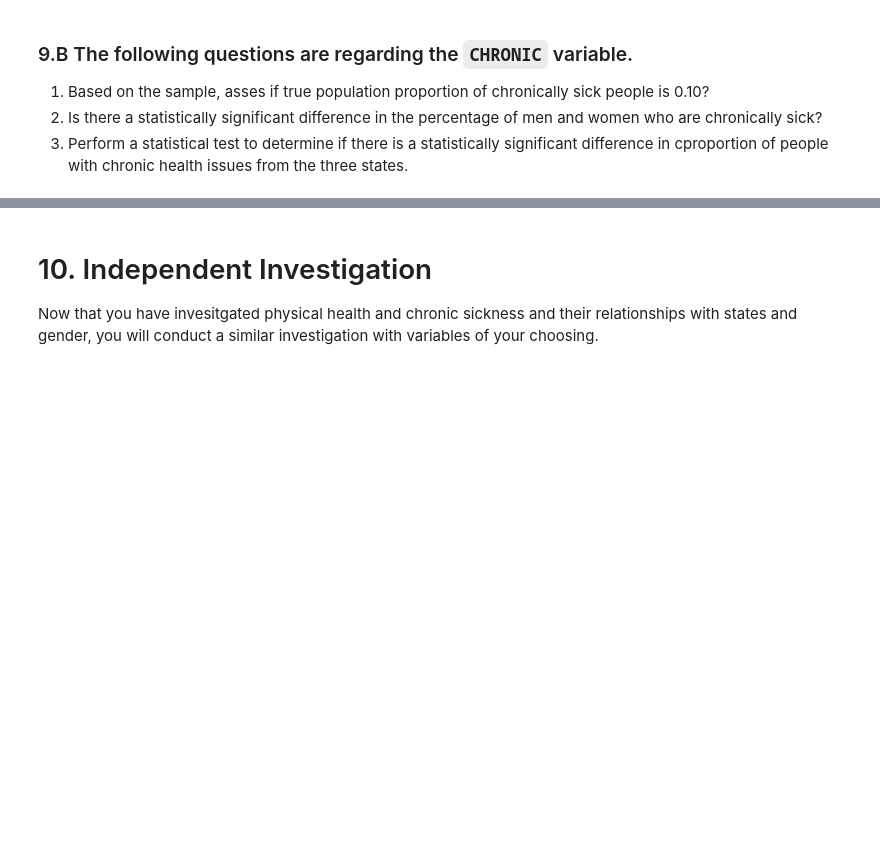
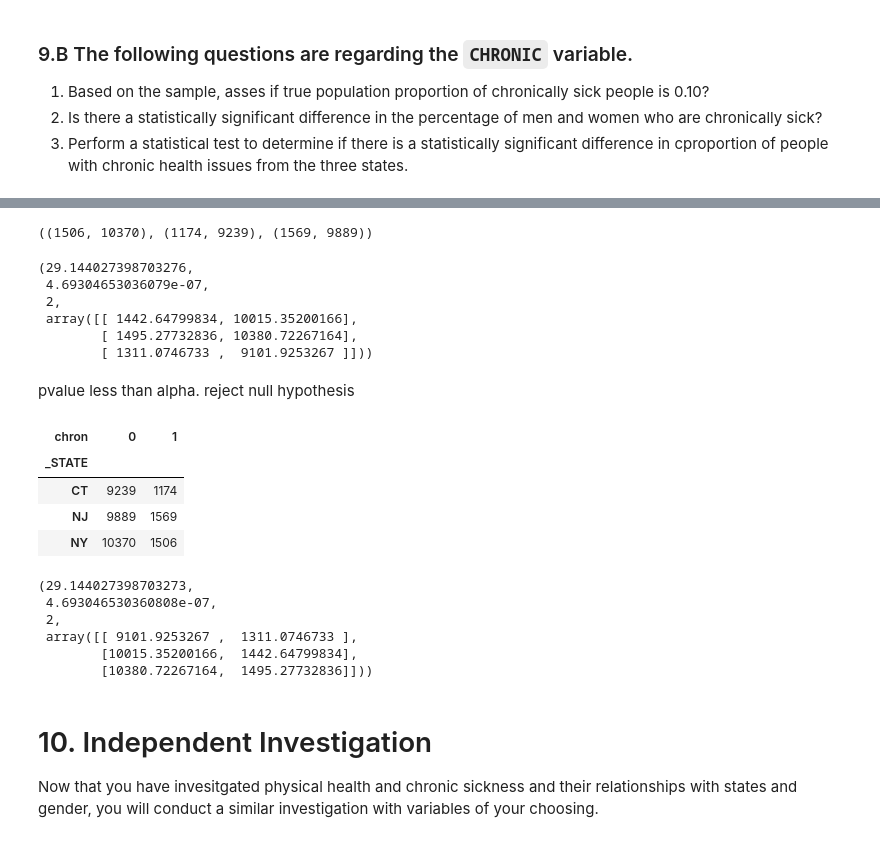
Before and after one commit to jasonarikupurathu/ds-east-042621-lectures, a Jupyter notebook: Phase_2/STATS_case_study/Statistical_Tests_Applied.ipynb, the cells around one changed output, grey strips where cells are left out. Drawn from its saved outputs; the diff is of its cells as text; code cells hidden in the pictures; blank space fills up the shorter version.

```diff
--- a/Phase_2/STATS_case_study/Statistical_Tests_Applied.ipynb
+++ b/Phase_2/STATS_case_study/Statistical_Tests_Applied.ipynb
@@ -589,0 +773,6 @@ ___
+# %%
+((sum(ny_df), ny_df.size-sum(ny_df)),
+(sum(ct_df), ct_df.size-sum(ct_df)),
+(sum(nj_df), nj_df.size-sum(nj_df)))
+# %% [output]
+((1506, 10370), (1174, 9239), (1569, 9889))
@@ -590,3 +785,33 @@ ___
+# %%
+results = stats.contingency.chi2_contingency(contigency_table)
+chi, p, dof, exp = results
+results
+# %% [output]
+(29.144027398703276,
+ 4.69304653036079e-07,
+ 2,
+ array([[ 1442.64799834, 10015.35200166],
+        [ 1495.27732836, 10380.72267164],
+        [ 1311.0746733 ,  9101.9253267 ]]))
+# %% [markdown]
+pvalue less than alpha. reject null hypothesis
+# %%
+df.groupby(['_STATE','chron'])['chron'].count().unstack()
+# %% [output]
+| chron | 0 | 1 |
+| _STATE |  |  |
+| CT | 9239 | 1174 |
+| NJ | 9889 | 1569 |
+| NY | 10370 | 1506 |
+# %%
+stats.contingency.chi2_contingency(df.groupby(['_STATE','chron'])['chron'].count().unstack())
+# %% [output]
+(29.144027398703273,
+ 4.693046530360808e-07,
+ 2,
+ array([[ 9101.9253267 ,  1311.0746733 ],
+        [10015.35200166,  1442.64799834],
+        [10380.72267164,  1495.27732836]]))
 # %% [markdown]
 # 10. Independent Investigation
 
```
Also changed, not shown: parts of 81 cells of this notebook, 4 other files.
